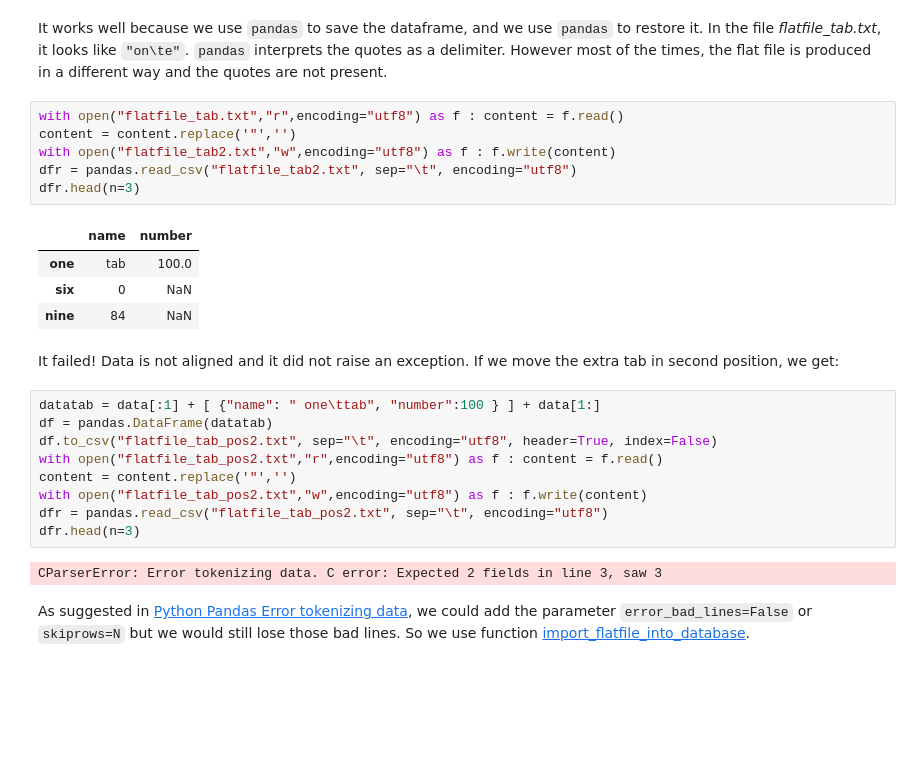
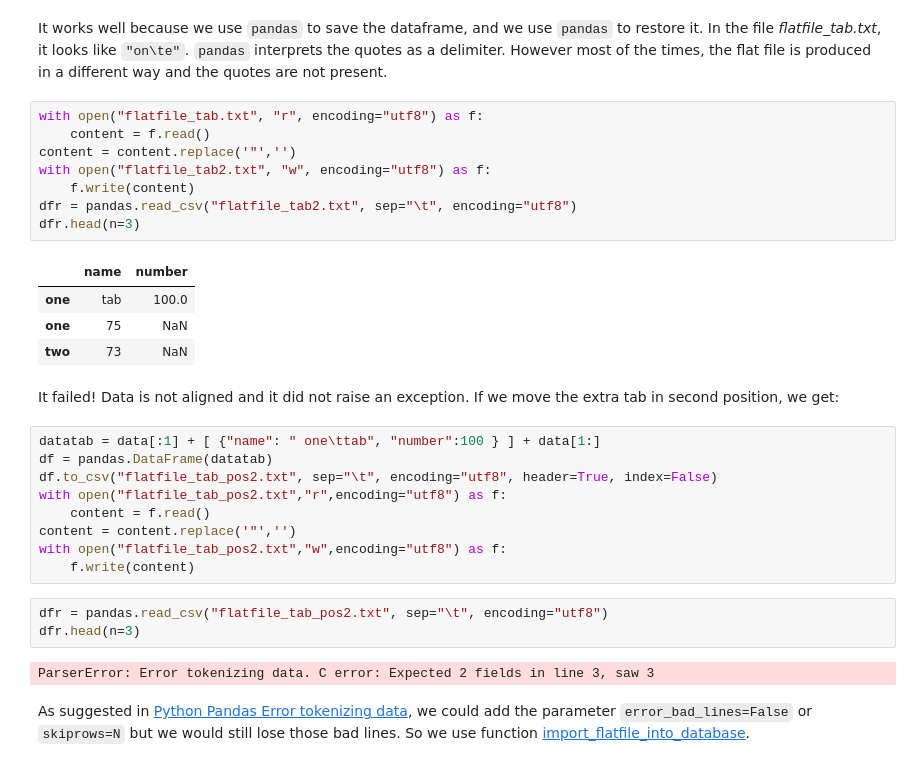
Before and after one commit to sdpython/pyensae, a Jupyter notebook: _doc/notebooks/pyensae_text2table.ipynb, the cells around one changed output. Cells and saved outputs as stored; diff of their text form; blank space fills up the shorter version.

```diff
--- a/_doc/notebooks/pyensae_text2table.ipynb
+++ b/_doc/notebooks/pyensae_text2table.ipynb
@@ -46,29 +46,34 @@ dfr.head(n=3)
 # %% [markdown]
 It works well because we use ``pandas`` to save the dataframe, and we use ``pandas`` to restore it. In the file _flatfile_tab.txt_, it looks like ``"on\te"``. ``pandas`` interprets the quotes as a delimiter. However most of the times, the flat file is produced in a different way and the quotes are not present.
 # %%
-with open("flatfile_tab.txt","r",encoding="utf8") as f : content = f.read()
+with open("flatfile_tab.txt", "r", encoding="utf8") as f:
+    content = f.read()
 content = content.replace('"','')
-with open("flatfile_tab2.txt","w",encoding="utf8") as f : f.write(content)
+with open("flatfile_tab2.txt", "w", encoding="utf8") as f:
+    f.write(content)
 dfr = pandas.read_csv("flatfile_tab2.txt", sep="\t", encoding="utf8")
 dfr.head(n=3)
 # %% [output]
 |  | name | number |
 | one | tab | 100.0 |
-| six | 0 | NaN |
-| nine | 84 | NaN |
+| one | 75 | NaN |
+| two | 73 | NaN |
 # %% [markdown]
 It failed! Data is not aligned and it did not raise an exception. If we move the extra tab in second position, we get:
 # %%
 datatab = data[:1] + [ {"name": " one\ttab", "number":100 } ] + data[1:]
 df = pandas.DataFrame(datatab)
 df.to_csv("flatfile_tab_pos2.txt", sep="\t", encoding="utf8", header=True, index=False)
-with open("flatfile_tab_pos2.txt","r",encoding="utf8") as f : content = f.read()
+with open("flatfile_tab_pos2.txt","r",encoding="utf8") as f:
+    content = f.read()
 content = content.replace('"','')
-with open("flatfile_tab_pos2.txt","w",encoding="utf8") as f : f.write(content)
-dfr = pandas.read_csv("flatfile_tab_pos2.txt", sep="\t", encoding="utf8")
-dfr.head(n=3)
+with open("flatfile_tab_pos2.txt","w",encoding="utf8") as f:
+    f.write(content)
-# %% [output]
-CParserError: Error tokenizing data. C error: Expected 2 fields in line 3, saw 3
+# %%
+dfr = pandas.read_csv("flatfile_tab_pos2.txt", sep="\t", encoding="utf8")
+dfr.head(n=3)
+# %% [output]
+ParserError: Error tokenizing data. C error: Expected 2 fields in line 3, saw 3
 # %% [markdown]
 As suggested in [Python Pandas Error tokenizing data](http://stackoverflow.com/questions/18039057/python-pandas-error-tokenizing-data), we could add the parameter ``error_bad_lines=False`` or ``skiprows=N`` but we would still lose those bad lines. So we use function [import_flatfile_into_database](http://www.xavierdupre.fr/app/pyensae/helpsphinx/pyensae/sql/database_helper.html#sql.database_helper.import_flatfile_into_database).
 # %%
```
Also changed, not shown: parts of 6 cells of this notebook, 10 other files.
